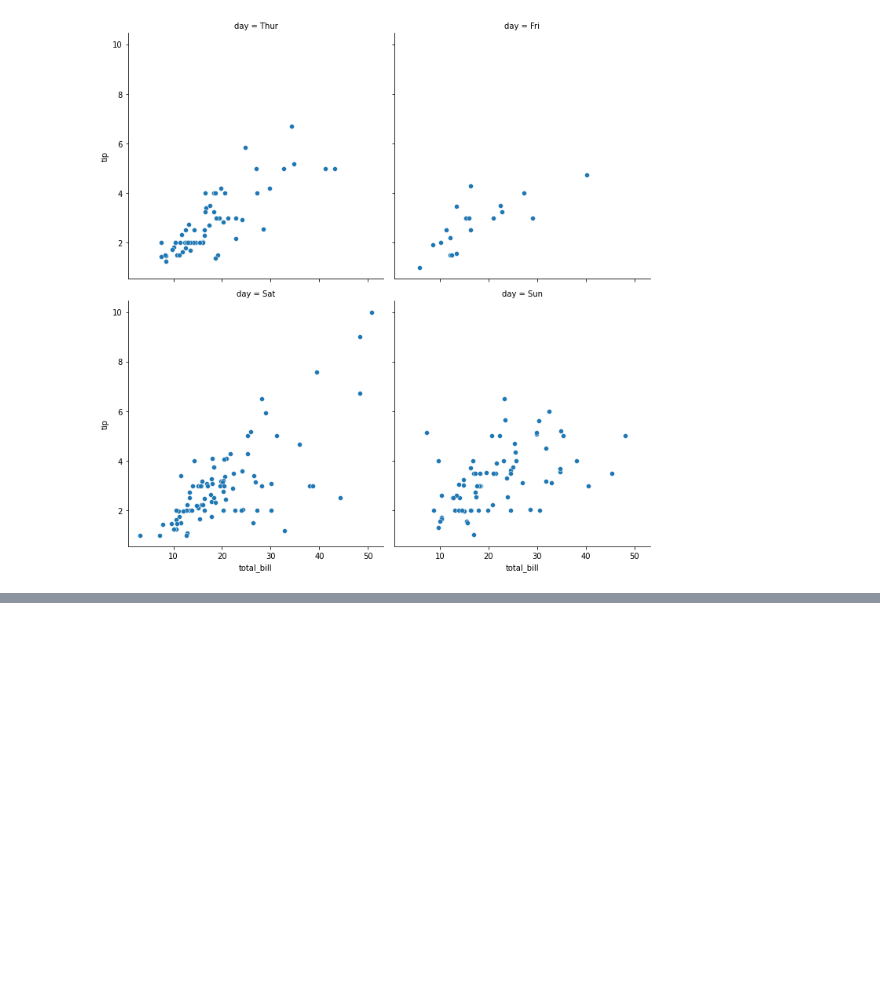
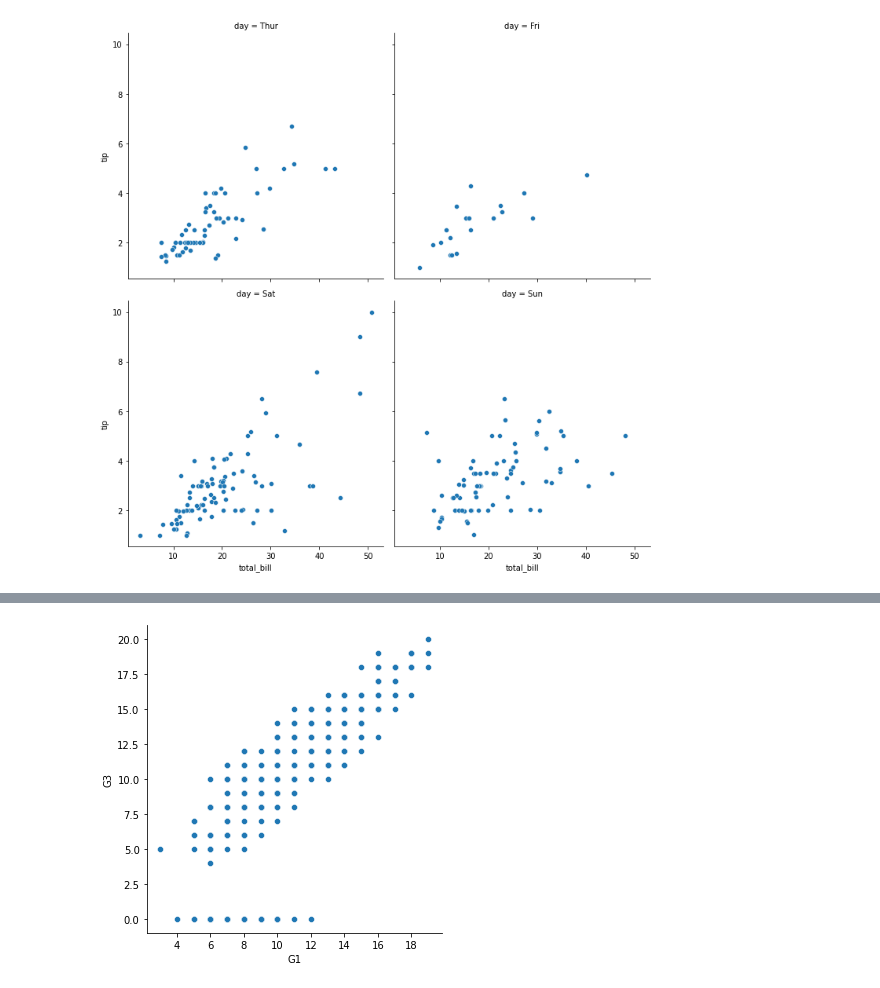
Before and after one commit to ishtiakrongon/Datacamp-Introduction_to_Data_Visualization_with_Seaborn, a Jupyter notebook: Visualizing two quantitative variables.ipynb, the cells around one changed output, grey strips where cells are left out. Saved outputs shown, nothing was run; the diff lists cells and outputs as text; code cells hidden in the pictures; blank space fills up the shorter version.

```diff
--- a/Visualizing two quantitative variables.ipynb
+++ b/Visualizing two quantitative variables.ipynb
@@ -122,0 +156,15 @@ sns.relplot(
+# %%
+# Create a scatter plot of G1 vs. G3
+
+sns.relplot(
+    x = "G1",
+    y = "G3",
+    data = student_data,
+    kind = "scatter"
+)
+
+
+# Show plot
+plt.show()
+# %% [output]
+[figure, added]
```
Also changed, not shown: parts of 7 cells of this notebook.
